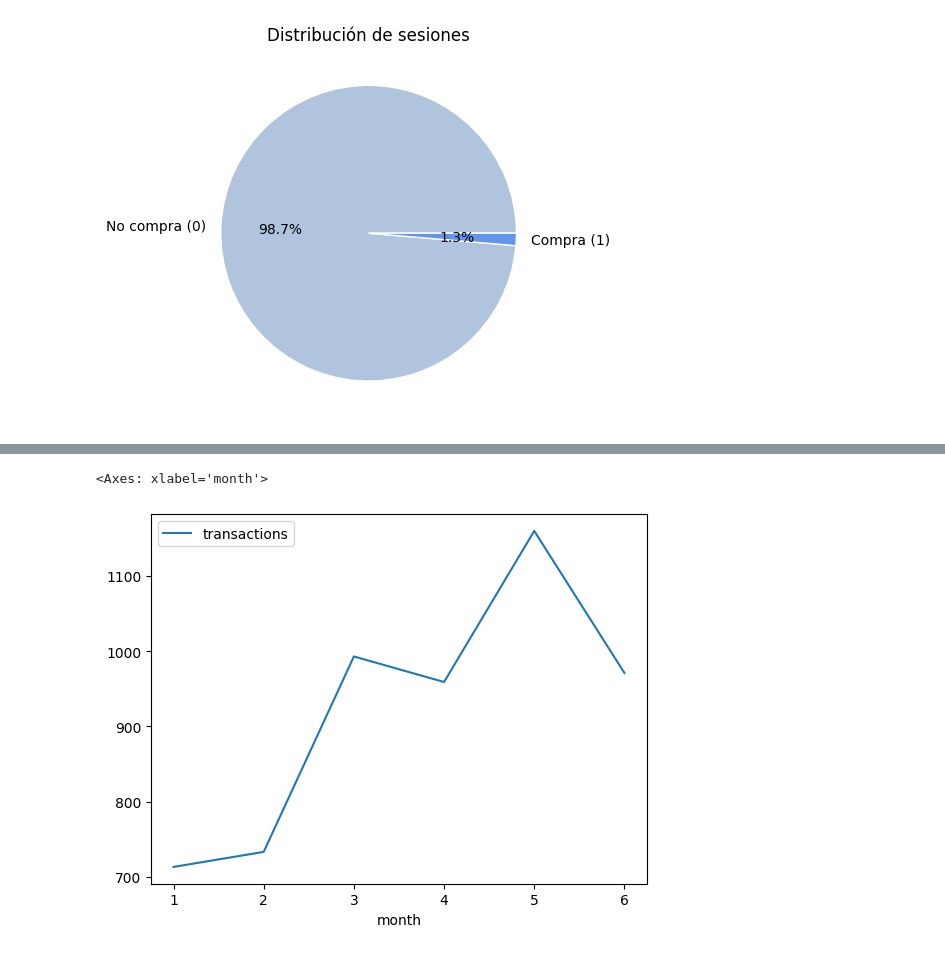
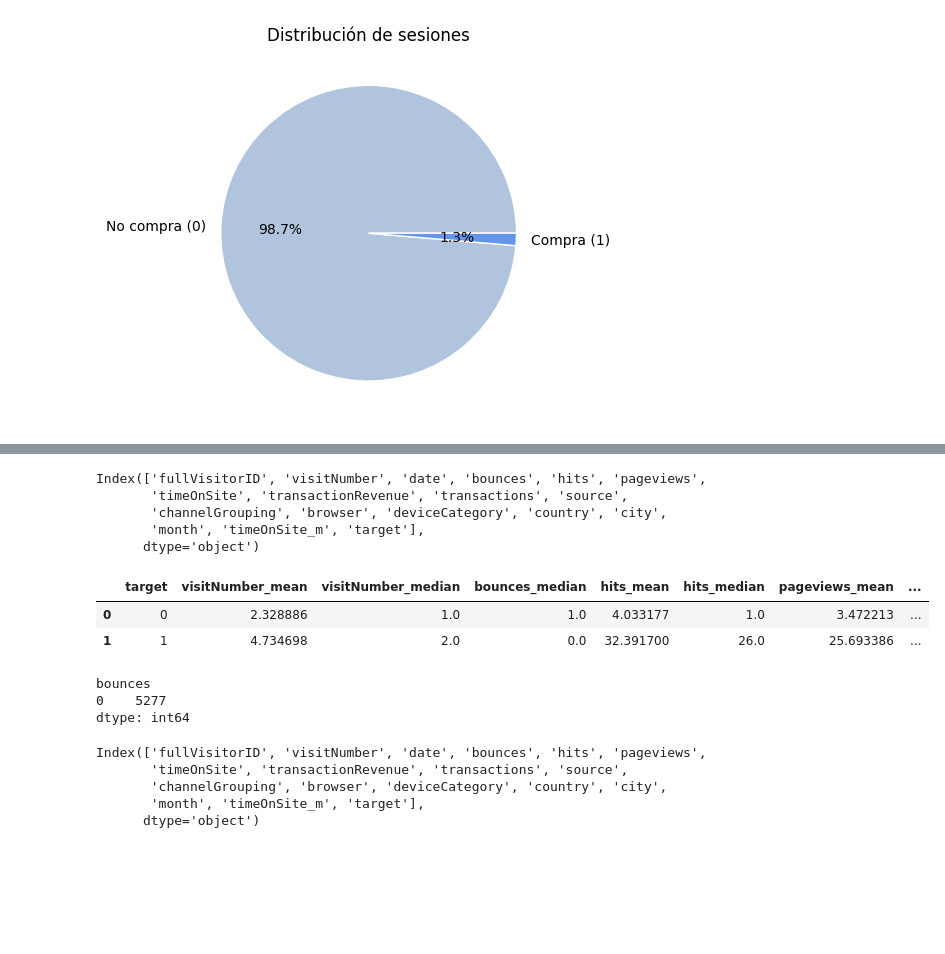
Before and after one commit to DavidGuzzi/Python-Projects, a Jupyter notebook: monks.ipynb, the cells around one changed output, grey strips where cells are left out. Drawn from its saved outputs; the diff is of its cells as text; code cells hidden in the pictures; blank space fills up the shorter version.

```diff
--- a/monks.ipynb
+++ b/monks.ipynb
@@ -580,5 +601,45 @@ df.groupby('target').agg({'visitNumber':['mean', 'median'], 'bounces':['mean', '
-# %%
-df[df['target']==1].groupby('month').agg({'transactions':'sum'}).plot()
-# %% [output]
-<Axes: xlabel='month'>
-[figure, removed]
+# %%
+df.columns
+# %% [output]
+Index(['fullVisitorID', 'visitNumber', 'date', 'bounces', 'hits', 'pageviews',
+       'timeOnSite', 'transactionRevenue', 'transactions', 'source',
+       'channelGrouping', 'browser', 'deviceCategory', 'country', 'city',
+       'month', 'timeOnSite_m', 'target'],
+      dtype='object')
+# %%
+def top3(series):
+    return series.value_counts().head(3).index.tolist()
+
+summary = df.groupby('target').agg({
+    'visitNumber': ['mean', 'median'],
+    'bounces': ['median'],
+    'hits': ['mean', 'median'],
+    'pageviews': ['mean', 'median'],
+    'timeOnSite_m': ['mean', 'median'],
+    'channelGrouping': top3,
+    'browser': top3,
+    'deviceCategory': top3,
+    'country': top3
+})
+
+# Aplanar columnas
+summary.columns = ['_'.join(col) if isinstance(col, tuple) else col for col in summary.columns]
+summary.reset_index()
+# %% [output]
+|  | target | visitNumber_mean | visitNumber_median | bounces_median | hits_mean | hits_median | pageviews_mean | ... |
+| 0 | 0 | 2.328886 | 1.0 | 1.0 | 4.033177 | 1.0 | 3.472213 | ... |
+| 1 | 1 | 4.734698 | 2.0 | 0.0 | 32.391700 | 26.0 | 25.693386 | ... |
+# %%
+df[df['target']==1].groupby('bounces').size()
+# %% [output]
+bounces
+0    5277
+dtype: int64
+# %%
+df.columns
+# %% [output]
+Index(['fullVisitorID', 'visitNumber', 'date', 'bounces', 'hits', 'pageviews',
+       'timeOnSite', 'transactionRevenue', 'transactions', 'source',
+       'channelGrouping', 'browser', 'deviceCategory', 'country', 'city',
+       'month', 'timeOnSite_m', 'target'],
+      dtype='object')
```
Also changed, not shown: parts of 25 cells of this notebook, 2 other files.
